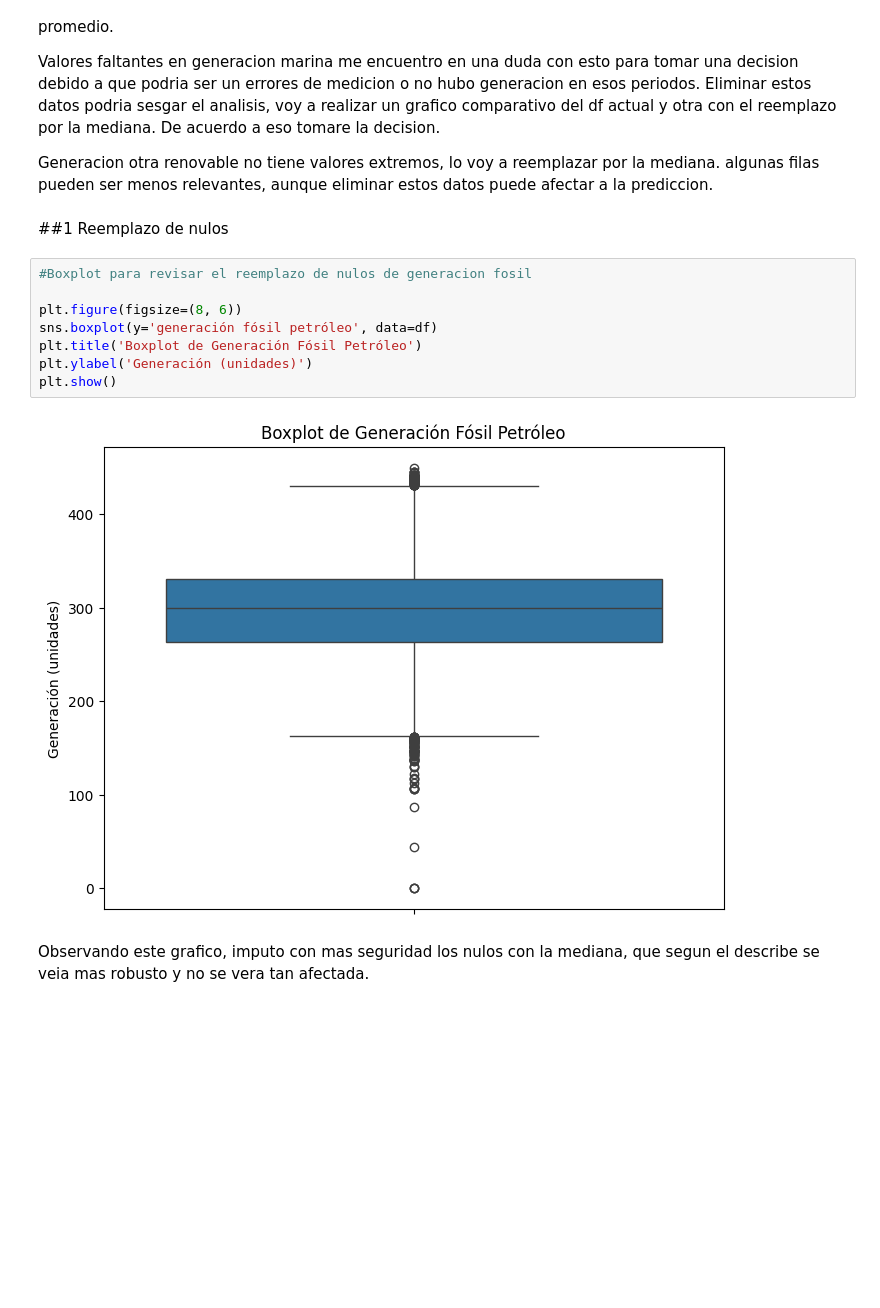
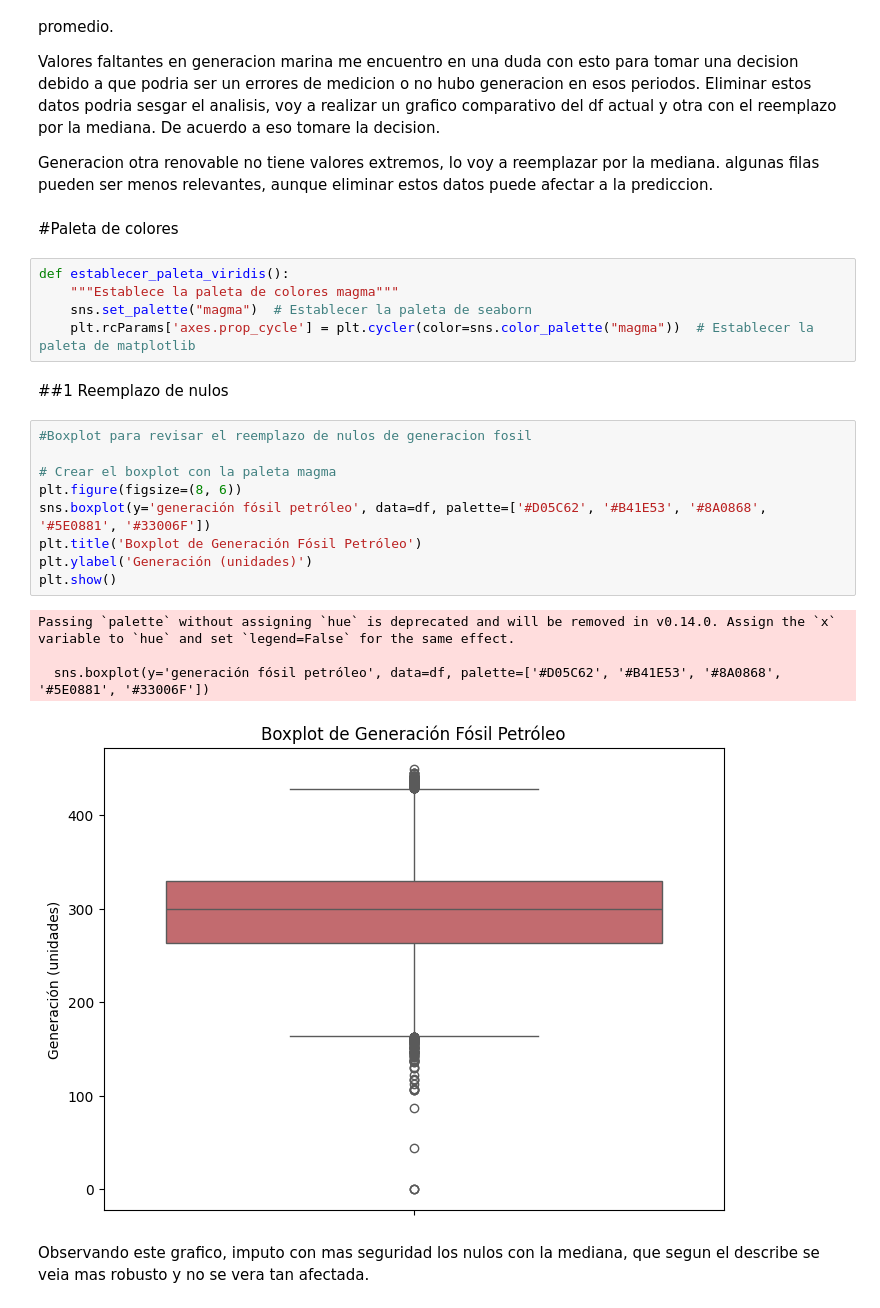
Before and after one commit to Rociosamudio/Machine-Learning-Data-Science-II, a Jupyter notebook: actividad_práctica_APIS_"LizRocio_SamudioRuiz”.ipynb, the cells around one changed output. Saved outputs shown, nothing was run; the diff lists cells and outputs as text; blank space fills up the shorter version.

```diff
--- a/actividad_práctica_APIS_"LizRocio_SamudioRuiz”.ipynb
+++ b/actividad_práctica_APIS_"LizRocio_SamudioRuiz”.ipynb
@@ -324,18 +332,29 @@ Los valores nulos de generación fósil petróleo que tiene 243 valores faltante
 Valores faltantes en generacion marina me encuentro en una duda con esto para tomar una decision debido a que podria ser un errores de medicion o no hubo generacion en esos periodos. Eliminar estos datos podria sesgar el analisis, voy a realizar un grafico comparativo del df actual y otra con el reemplazo por la mediana. De acuerdo a eso tomare la decision.
 
 Generacion otra renovable no tiene valores extremos, lo voy a reemplazar por la mediana. algunas filas pueden ser menos relevantes, aunque eliminar estos datos  puede afectar a la prediccion.
+# %% [markdown]
+#Paleta de colores
+# %%
+def establecer_paleta_viridis():
+    """Establece la paleta de colores magma"""
+    sns.set_palette("magma")  # Establecer la paleta de seaborn
+    plt.rcParams['axes.prop_cycle'] = plt.cycler(color=sns.color_palette("magma"))  # Establecer la paleta de matplotlib
 # %% [markdown]
 ##1 Reemplazo de nulos
 # %%
 #Boxplot para revisar el reemplazo de nulos de generacion fosil
 
+# Crear el boxplot con la paleta magma
 plt.figure(figsize=(8, 6))
-sns.boxplot(y='generación fósil petróleo', data=df)
+sns.boxplot(y='generación fósil petróleo', data=df, palette=['#D05C62', '#B41E53', '#8A0868', '#5E0881', '#33006F'])
 plt.title('Boxplot de Generación Fósil Petróleo')
 plt.ylabel('Generación (unidades)')
 plt.show()
 # %% [output]
+Passing `palette` without assigning `hue` is deprecated and will be removed in v0.14.0. Assign the `x` variable to `hue` and set `legend=False` for the same effect.
+
+  sns.boxplot(y='generación fósil petróleo', data=df, palette=['#D05C62', '#B41E53', '#8A0868', '#5E0881', '#33006F'])
-[figure, old version]
+[figure, new version]
 # %% [markdown]
 Observando este grafico, imputo con mas seguridad los nulos con la mediana, que segun el describe se veia mas robusto y no se vera tan afectada.
 # %%
```
Also changed, not shown: parts of 51 cells of this notebook.
